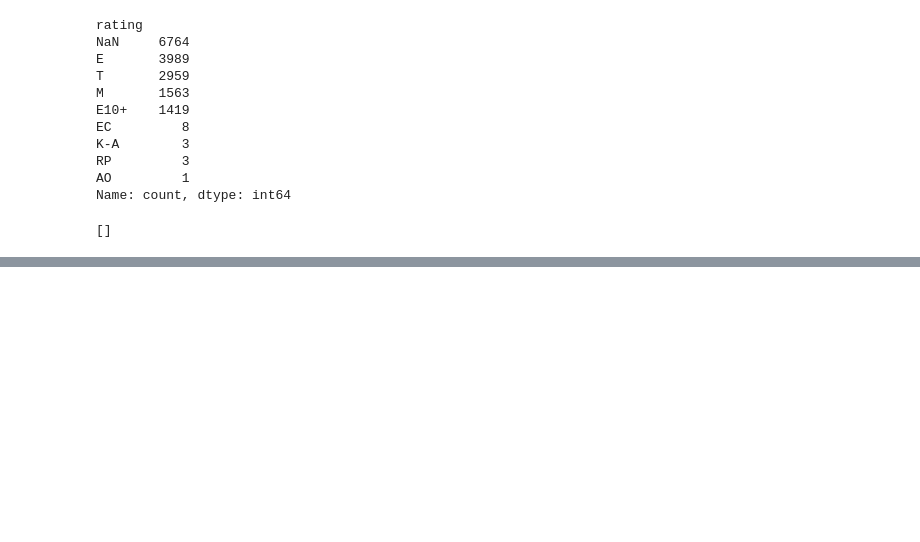
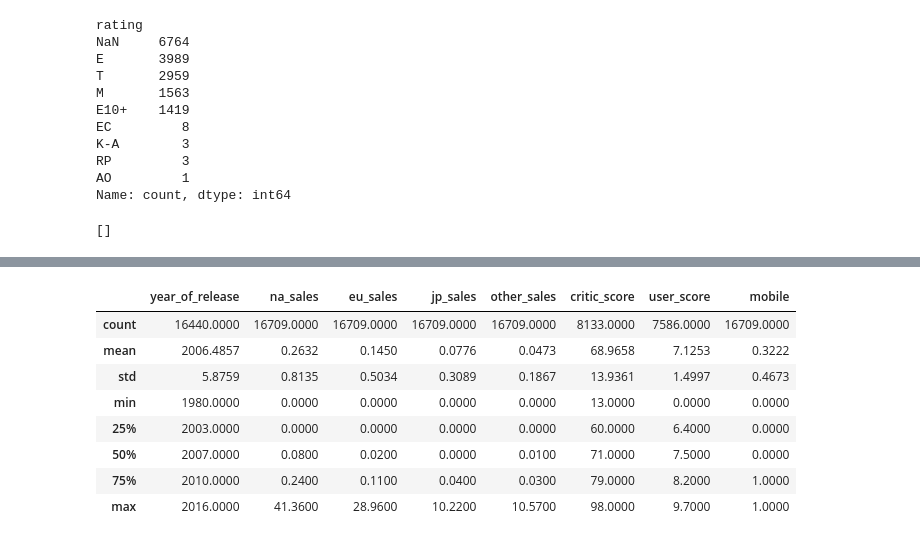
Before and after one commit to pughjoepugh/Sprint_5_Video_Game_Forecast, a Jupyter notebook: Notebooks/preprocessing.ipynb, the cells around one changed output, grey strips where cells are left out. Cells and saved outputs as stored; diff of their text form; code cells hidden in the pictures; blank space fills up the shorter version.

```diff
--- a/Notebooks/preprocessing.ipynb
+++ b/Notebooks/preprocessing.ipynb
@@ -274,7 +307,7 @@ platform_dict = {'pcfx': 'pc-fx',
                  'xone': 'xbox_one',
                  'n64': 'nintendo_64',
                  'ps4': 'playstation_4',
-                 'psv': 'playstation_5',
+                 'psv': 'playstation_vita',
                  '3ds': '3ds',
                  'gc': 'game_cube',
                  'gba': 'gameboy_advanced',
@@ -313,7 +346,7 @@ brand_dict = {'pc-fx': 'nec',
               'xbox_one': 'microsoft',
               'nintendo_64': 'nintendo',
               'playstation_4': 'sony',
-              'playstation_5': 'sony',
+              'playstation_vita': 'sony',
               '3ds': 'nintendo',
               'game_cube': 'nintendo',
               'gameboy_advanced': 'nintendo',
@@ -350,7 +383,7 @@ mobile_dict = {'pc-fx': 0,
                'xbox_one': 0,
                'nintendo_64': 0,
                'playstation_4': 0,
-               'playstation_5': 0,
+               'playstation_vita': 1,
                '3ds': 1,
                'game_cube': 0,
                'gameboy_advanced': 1,
@@ -367,0 +409,15 @@ game['mobile'] = game['platform'].map(mobile_dict)
+# %%
+# user_score, needs to be converted to float, it contains strings we should convert to missing
+game['user_score'] = pd.to_numeric(game['user_score'], errors='coerce')
+# %%
+game.describe()
+# %% [output]
+|  | year_of_release | na_sales | eu_sales | jp_sales | other_sales | critic_score | user_score | mobile |
+| count | 16440.0000 | 16709.0000 | 16709.0000 | 16709.0000 | 16709.0000 | 8133.0000 | 7586.0000 | 16709.0000 |
+| mean | 2006.4857 | 0.2632 | 0.1450 | 0.0776 | 0.0473 | 68.9658 | 7.1253 | 0.3222 |
+| std | 5.8759 | 0.8135 | 0.5034 | 0.3089 | 0.1867 | 13.9361 | 1.4997 | 0.4673 |
+| min | 1980.0000 | 0.0000 | 0.0000 | 0.0000 | 0.0000 | 13.0000 | 0.0000 | 0.0000 |
+| 25% | 2003.0000 | 0.0000 | 0.0000 | 0.0000 | 0.0000 | 60.0000 | 6.4000 | 0.0000 |
+| 50% | 2007.0000 | 0.0800 | 0.0200 | 0.0000 | 0.0100 | 71.0000 | 7.5000 | 0.0000 |
+| 75% | 2010.0000 | 0.2400 | 0.1100 | 0.0400 | 0.0300 | 79.0000 | 8.2000 | 1.0000 |
+| max | 2016.0000 | 41.3600 | 28.9600 | 10.2200 | 10.5700 | 98.0000 | 9.7000 | 1.0000 |
```
Also changed, not shown: parts of 23 cells of this notebook, 3 other files.
